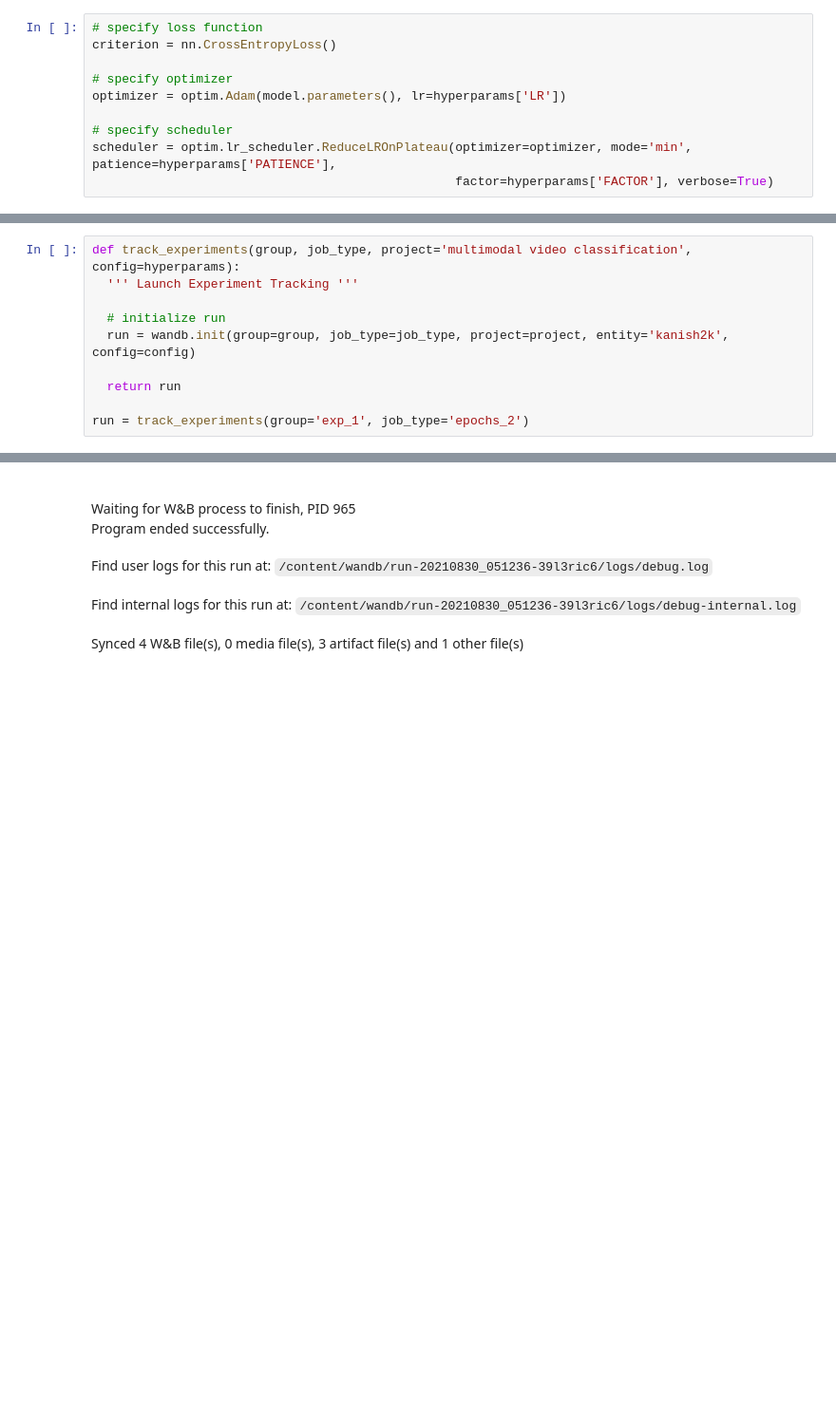
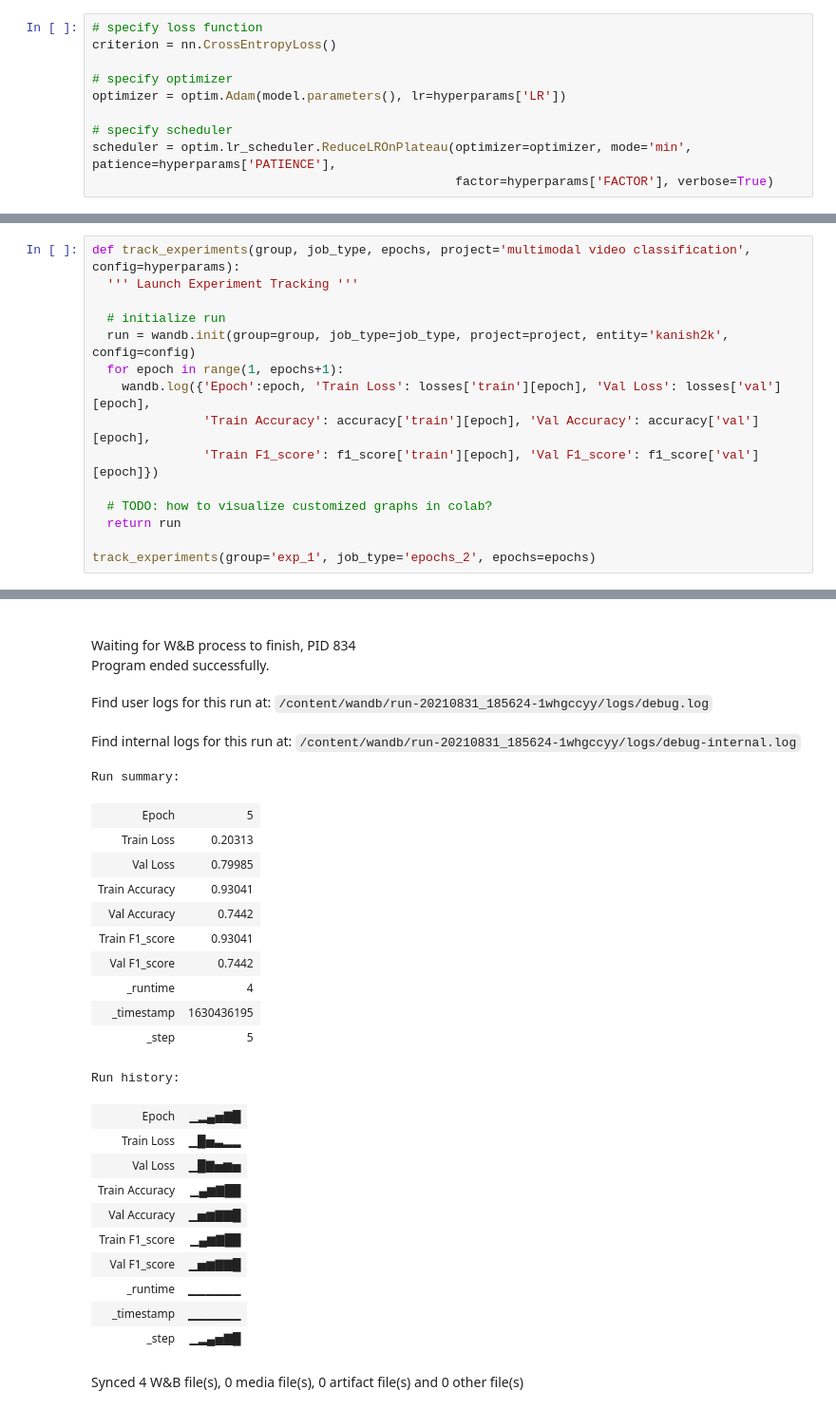
Before and after one commit to kanishk16/Multimodal-Video-Classification, a Jupyter notebook: Multimodal_Video_Classification.ipynb, the cells around one changed output, grey strips where cells are left out. Shown at 95% size. Saved outputs shown, nothing was run; the diff lists cells and outputs as text; blank space fills up the shorter version.

```diff
--- a/Multimodal_Video_Classification.ipynb
+++ b/Multimodal_Video_Classification.ipynb
@@ -751,11 +763,16 @@ def load_inference_checkpoint(filepath):
 # %%
-def track_experiments(group, job_type, project='multimodal video classification', config=hyperparams):
+def track_experiments(group, job_type, epochs, project='multimodal video classification', config=hyperparams):
   ''' Launch Experiment Tracking '''
 
   # initialize run
   run = wandb.init(group=group, job_type=job_type, project=project, entity='kanish2k', config=config)
+  for epoch in range(1, epochs+1):
+    wandb.log({'Epoch':epoch, 'Train Loss': losses['train'][epoch], 'Val Loss': losses['val'][epoch],
+               'Train Accuracy': accuracy['train'][epoch], 'Val Accuracy': accuracy['val'][epoch],
+               'Train F1_score': f1_score['train'][epoch], 'Val F1_score': f1_score['val'][epoch]})
 
+  # TODO: how to visualize customized graphs in colab?
   return run
 
-run = track_experiments(group='exp_1', job_type='epochs_2')
+track_experiments(group='exp_1', job_type='epochs_2', epochs=epochs)
 # %% [output]
@@ -763,5 +780,27 @@ Finishing last run (ID:39l3ric6) before initializing another...
-Waiting for W&B process to finish, PID 965
+Waiting for W&B process to finish, PID 834
 Program ended successfully.
-Find user logs for this run at: /content/wandb/run-20210830_051236-39l3ric6/logs/debug.log
+Find user logs for this run at: /content/wandb/run-20210831_185624-1whgccyy/logs/debug.log
-Find internal logs for this run at: /content/wandb/run-20210830_051236-39l3ric6/logs/debug-internal.log
+Find internal logs for this run at: /content/wandb/run-20210831_185624-1whgccyy/logs/debug-internal.log
+Run summary:
+| Epoch | 5 |
+| Train Loss | 0.20313 |
+| Val Loss | 0.79985 |
+| Train Accuracy | 0.93041 |
+| Val Accuracy | 0.7442 |
+| Train F1_score | 0.93041 |
+| Val F1_score | 0.7442 |
+| _runtime | 4 |
+| _timestamp | 1630436195 |
+| _step | 5 |
+Run history:
+| Epoch | ▁▂▄▅▇█ |
+| Train Loss | ▁█▅▃▂▂ |
+| Val Loss | ▁█▇▅▆▅ |
+| Train Accuracy | ▁▄▆▇██ |
+| Val Accuracy | ▁▅▆▇▇█ |
+| Train F1_score | ▁▄▆▇██ |
+| Val F1_score | ▁▅▆▇▇█ |
+| _runtime | ▁▁▁▁▁▁ |
+| _timestamp | ▁▁▁▁▁▁ |
+| _step | ▁▂▄▅▇█ |
-Synced 4 W&B file(s), 0 media file(s), 3 artifact file(s) and 1 other file(s)
+Synced 4 W&B file(s), 0 media file(s), 0 artifact file(s) and 0 other file(s)
```
Also changed, not shown: parts of 8 cells of this notebook.
